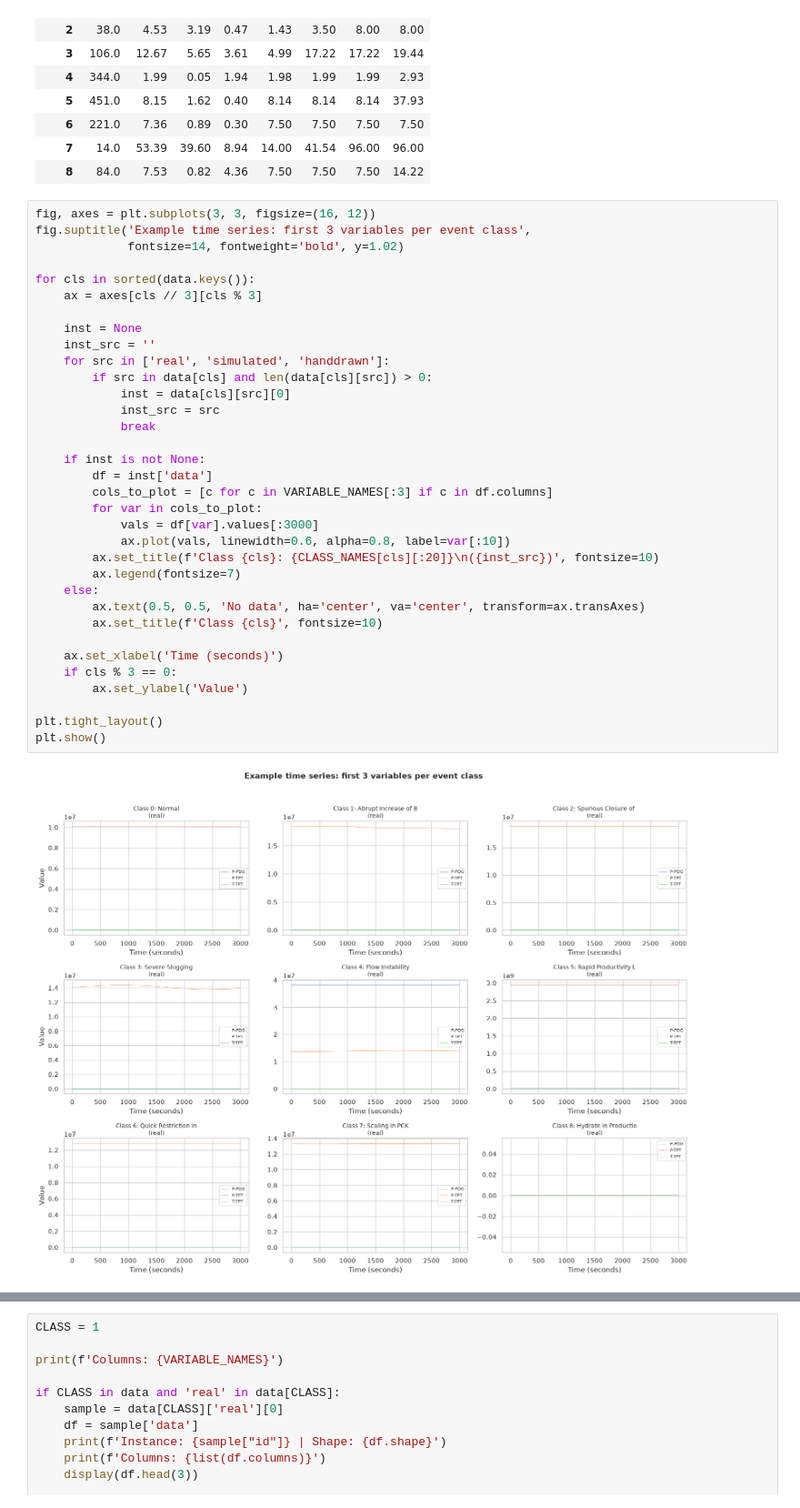
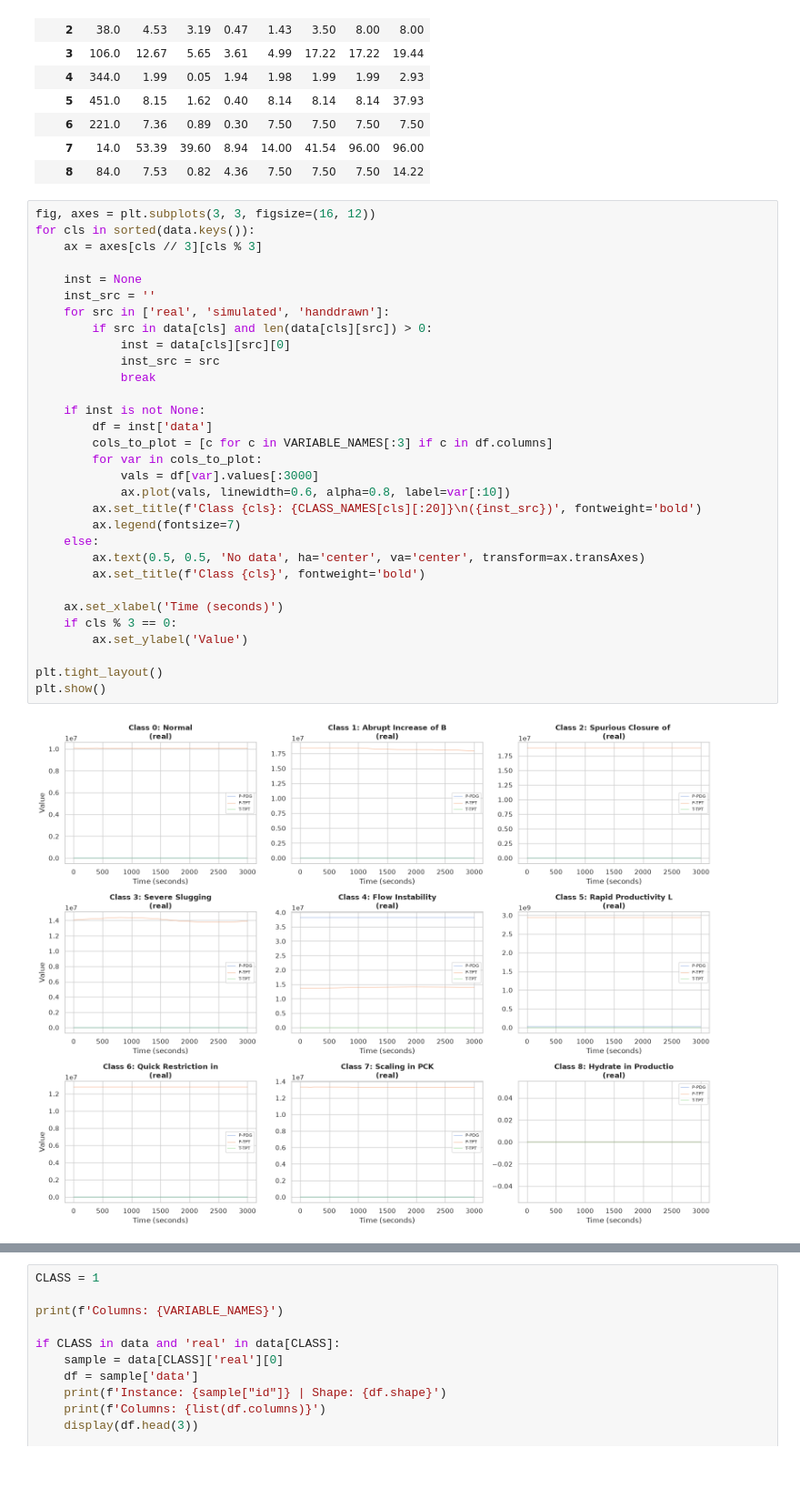
Before and after one commit to lollogiro/ai4i-transfer-learning-synthetic, a Jupyter notebook: stage1-data_exploration/3w_eda.ipynb, the cells around one changed output, grey strips where cells are left out. Shown at 91% size. Drawn from its saved outputs; the diff is of its cells as text; blank space fills up the shorter version.

```diff
--- a/stage1-data_exploration/3w_eda.ipynb
+++ b/stage1-data_exploration/3w_eda.ipynb
@@ -383,40 +384,37 @@ Duration statistics per class (hours):
 | 8 | 84.0 | 7.53 | 0.82 | 4.36 | 7.50 | 7.50 | 7.50 | 14.22 |
 # %%
 fig, axes = plt.subplots(3, 3, figsize=(16, 12))
-fig.suptitle('Example time series: first 3 variables per event class',
-             fontsize=14, fontweight='bold', y=1.02)
-
 for cls in sorted(data.keys()):
     ax = axes[cls // 3][cls % 3]
 
     inst = None
     inst_src = ''
     for src in ['real', 'simulated', 'handdrawn']:
         if src in data[cls] and len(data[cls][src]) > 0:
             inst = data[cls][src][0]
             inst_src = src
             break
 
     if inst is not None:
         df = inst['data']
         cols_to_plot = [c for c in VARIABLE_NAMES[:3] if c in df.columns]
         for var in cols_to_plot:
             vals = df[var].values[:3000]
             ax.plot(vals, linewidth=0.6, alpha=0.8, label=var[:10])
-        ax.set_title(f'Class {cls}: {CLASS_NAMES[cls][:20]}\n({inst_src})', fontsize=10)
+        ax.set_title(f'Class {cls}: {CLASS_NAMES[cls][:20]}\n({inst_src})', fontweight='bold')
         ax.legend(fontsize=7)
     else:
         ax.text(0.5, 0.5, 'No data', ha='center', va='center', transform=ax.transAxes)
-        ax.set_title(f'Class {cls}', fontsize=10)
+        ax.set_title(f'Class {cls}', fontweight='bold')
 
     ax.set_xlabel('Time (seconds)')
     if cls % 3 == 0:
         ax.set_ylabel('Value')
 
 plt.tight_layout()
 plt.show()
 # %% [output]
-[figure, old version]
+[figure, new version]
 # %% [markdown]
 ## 5. Label granularity
 
```
Also changed, not shown: parts of 14 cells of this notebook, 1 other file.
